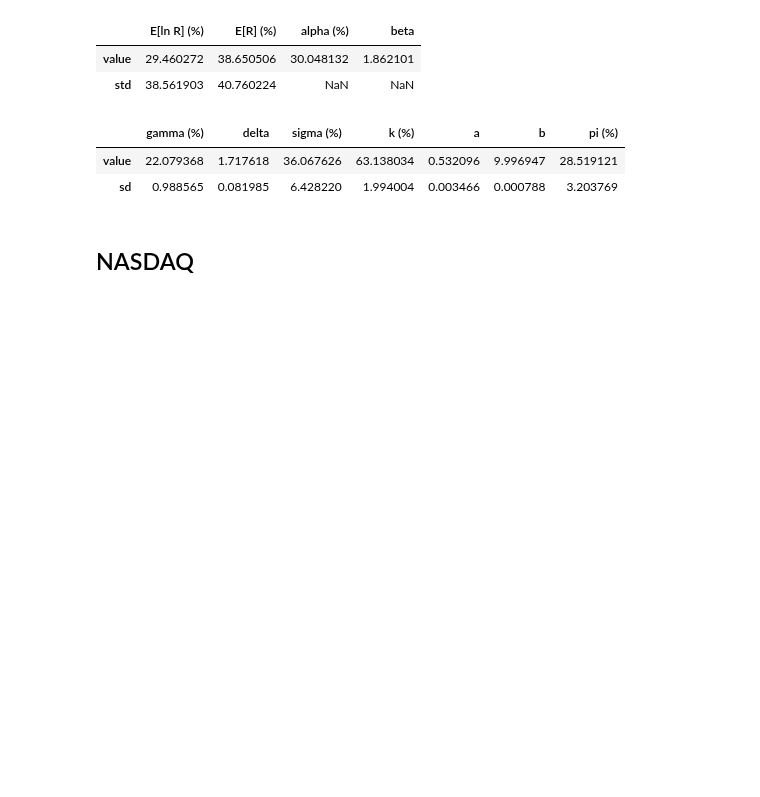
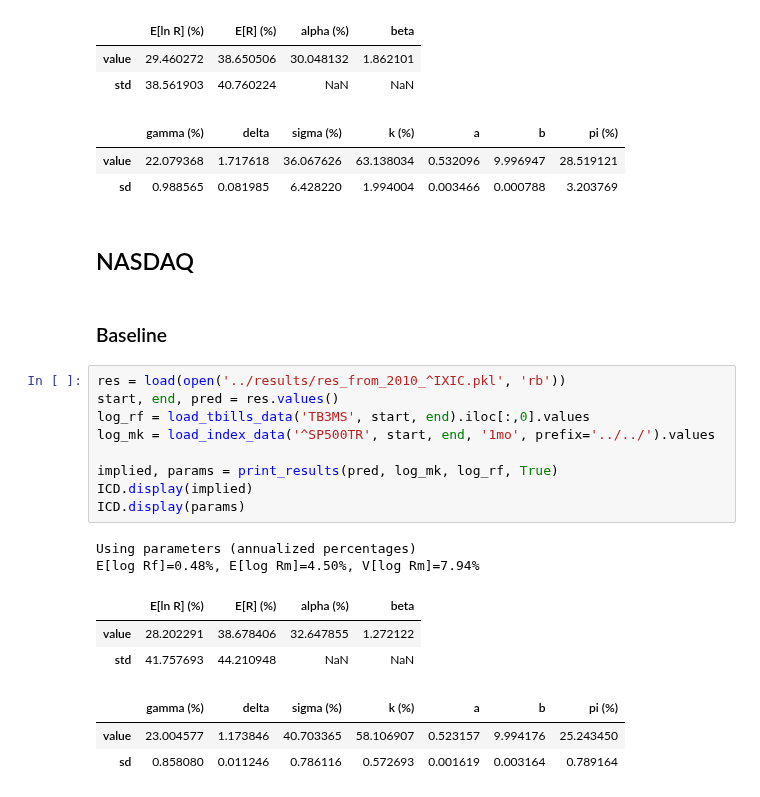
Before and after one commit to technometrics-lab/17-Venture-Capital-Risk-and-Return, a Jupyter notebook: src/notebooks/results.ipynb, the cells around one changed output. Drawn from its saved outputs; the diff is of its cells as text; blank space fills up the shorter version.

Commit message:
updated results

```diff
--- a/src/notebooks/results.ipynb
+++ b/src/notebooks/results.ipynb
@@ -278,3 +280,23 @@ E[log Rf]=0.48%, E[log Rm]=4.50%, V[log Rm]=7.94%
 | sd | 0.988565 | 0.081985 | 6.428220 | 1.994004 | 0.003466 | 0.000788 | 3.203769 |
 # %% [markdown]
 ## NASDAQ
+# %% [markdown]
+### Baseline
+# %%
+res = load(open('../results/res_from_2010_^IXIC.pkl', 'rb'))
+start, end, pred = res.values()
+log_rf = load_tbills_data('TB3MS', start, end).iloc[:,0].values
+log_mk = load_index_data('^SP500TR', start, end, '1mo', prefix='../../').values
+
+implied, params = print_results(pred, log_mk, log_rf, True)
+ICD.display(implied)
+ICD.display(params)
+# %% [output]
+Using parameters (annualized percentages)
+E[log Rf]=0.48%, E[log Rm]=4.50%, V[log Rm]=7.94%
+|  | E[ln R] (%) | E[R] (%) | alpha (%) | beta |
+| value | 28.202291 | 38.678406 | 32.647855 | 1.272122 |
+| std | 41.757693 | 44.210948 | NaN | NaN |
+|  | gamma (%) | delta | sigma (%) | k (%) | a | b | pi (%) |
+| value | 23.004577 | 1.173846 | 40.703365 | 58.106907 | 0.523157 | 9.994176 | 25.243450 |
+| sd | 0.858080 | 0.011246 | 0.786116 | 0.572693 | 0.001619 | 0.003164 | 0.789164 |
```
Also changed, not shown: parts of 16 cells of this notebook, 5 other files.
